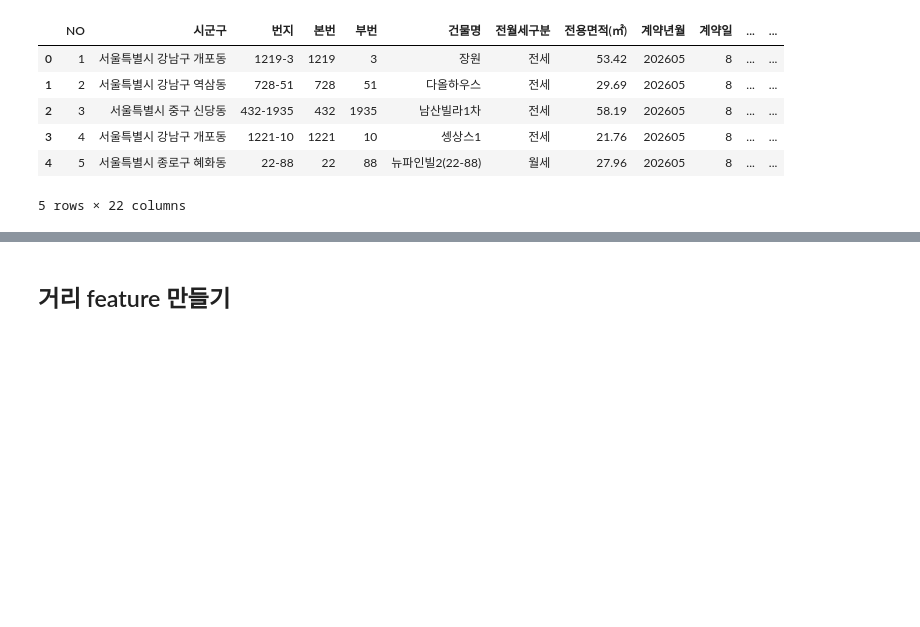
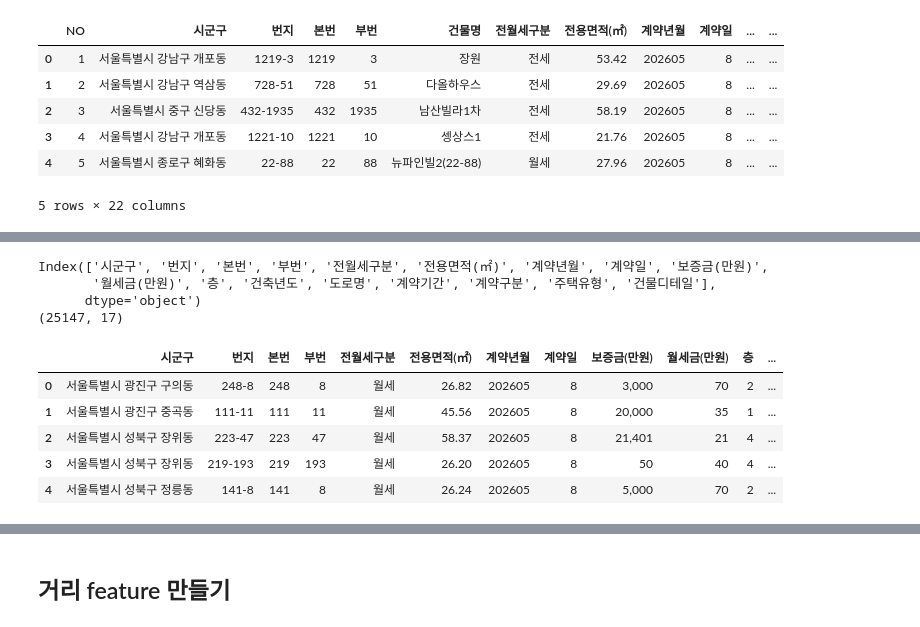
Before and after one commit to dbwofla11/campus-rent-analysis, a Jupyter notebook: 빅데이터분석_프로젝트.ipynb, the cells around one changed output, grey strips where cells are left out. Cells and saved outputs as stored; diff of their text form; code cells hidden in the pictures; blank space fills up the shorter version.

```diff
--- a/빅데이터분석_프로젝트.ipynb
+++ b/빅데이터분석_프로젝트.ipynb
@@ -127,0 +244,16 @@ df = df[df['시군구'].str.contains('|'.join(target_gu))]
+# %%
+
+print(df.columns)
+print(df.shape)
+df.head(5)
+# %% [output]
+Index(['시군구', '번지', '본번', '부번', '전월세구분', '전용면적(㎡)', '계약년월', '계약일', '보증금(만원)',
+       '월세금(만원)', '층', '건축년도', '도로명', '계약기간', '계약구분', '주택유형', '건물디테일'],
+      dtype='object')
+(25147, 17)
+|  | 시군구 | 번지 | 본번 | 부번 | 전월세구분 | 전용면적(㎡) | 계약년월 | 계약일 | 보증금(만원) | 월세금(만원) | 층 | ... |
+| 0 | 서울특별시 광진구 구의동 | 248-8 | 248 | 8 | 월세 | 26.82 | 202605 | 8 | 3,000 | 70 | 2 | ... |
+| 1 | 서울특별시 광진구 중곡동 | 111-11 | 111 | 11 | 월세 | 45.56 | 202605 | 8 | 20,000 | 35 | 1 | ... |
+| 2 | 서울특별시 성북구 장위동 | 223-47 | 223 | 47 | 월세 | 58.37 | 202605 | 8 | 21,401 | 21 | 4 | ... |
+| 3 | 서울특별시 성북구 장위동 | 219-193 | 219 | 193 | 월세 | 26.20 | 202605 | 8 | 50 | 40 | 4 | ... |
+| 4 | 서울특별시 성북구 정릉동 | 141-8 | 141 | 8 | 월세 | 26.24 | 202605 | 8 | 5,000 | 70 | 2 | ... |
```
Also changed, not shown: parts of 27 cells of this notebook.
